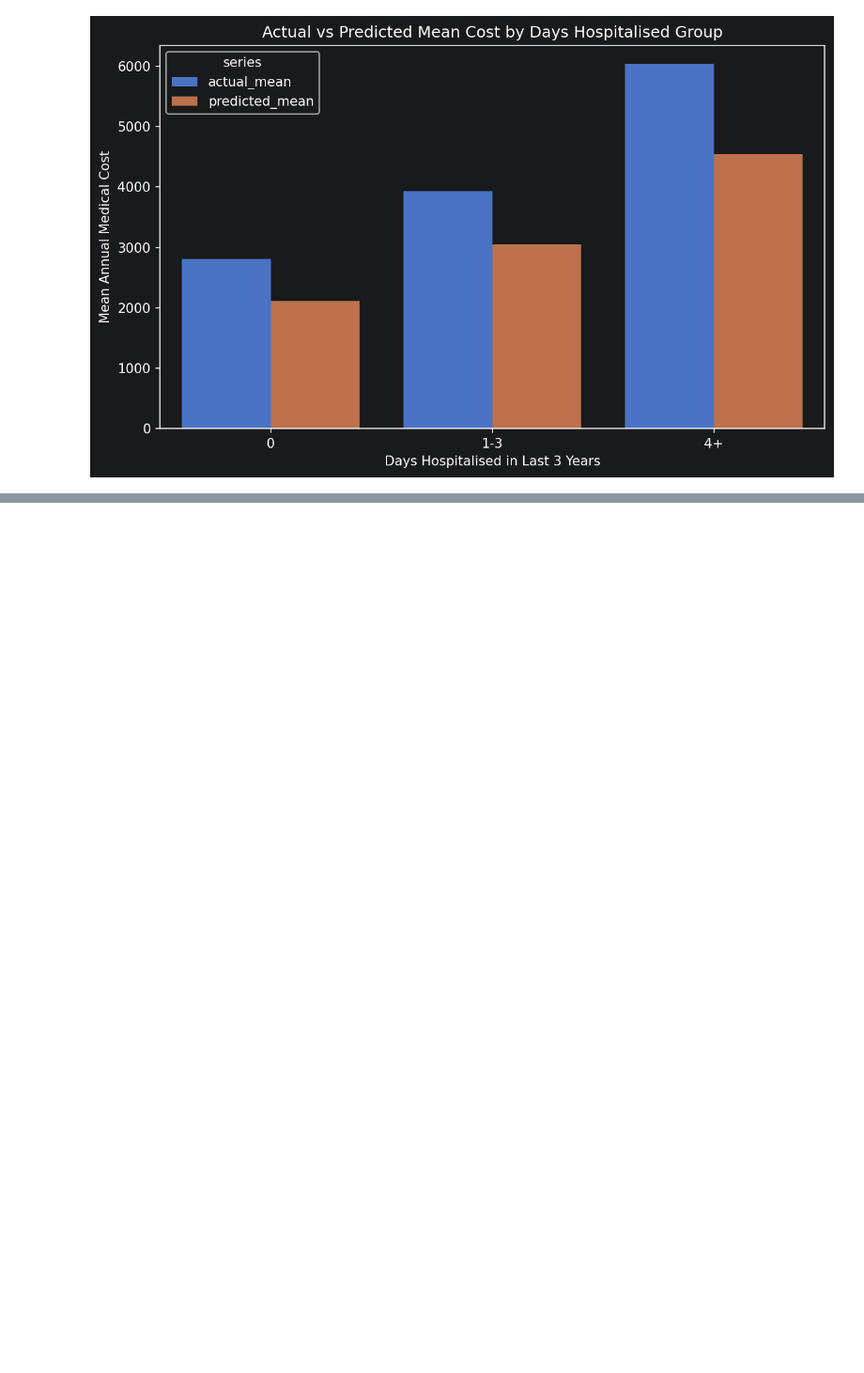
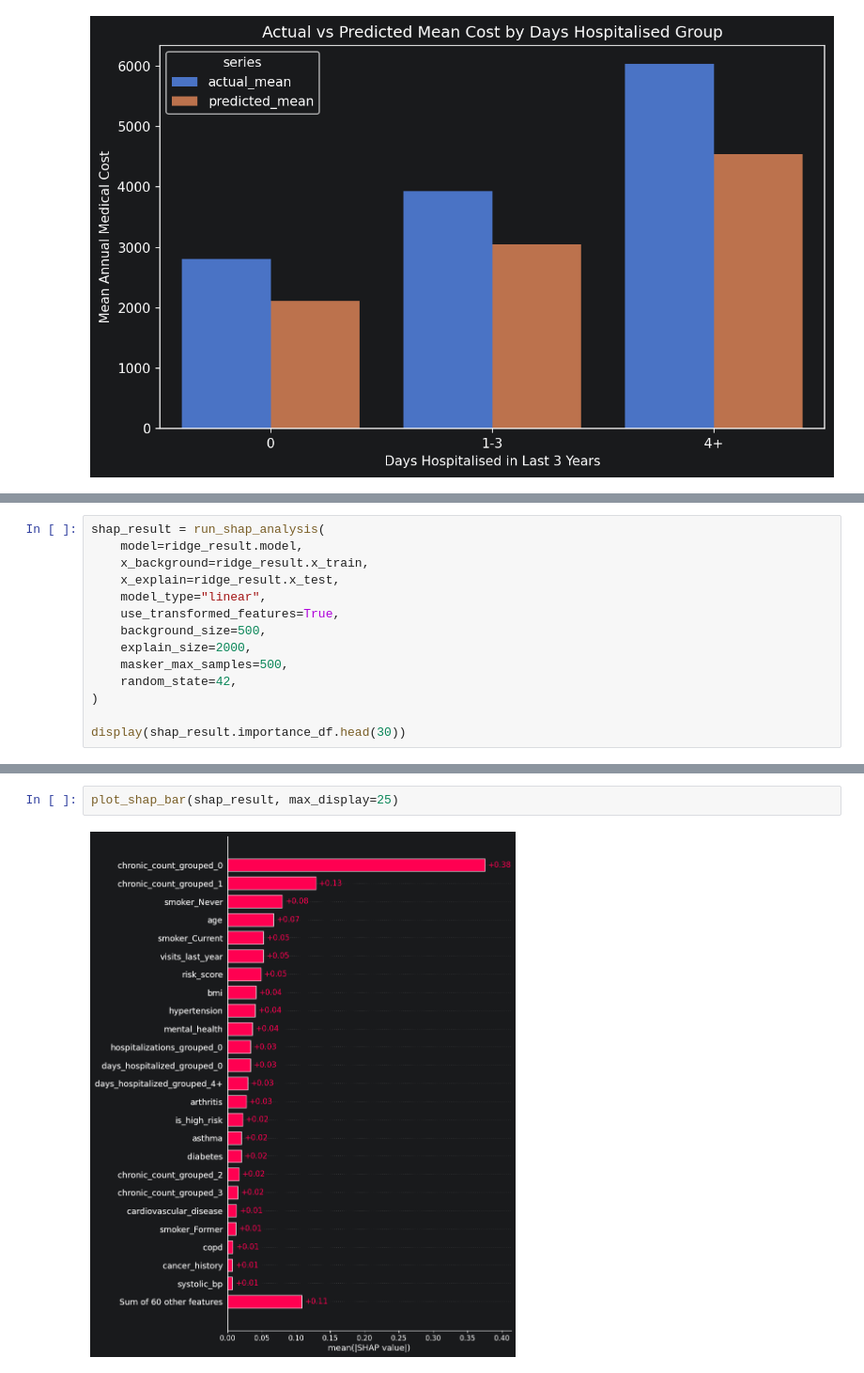
Before and after one commit to maxfawcett01/Medical_Insurance, a Jupyter notebook: Notebooks/03_ridge_regression_model.ipynb, the cells around one changed output, grey strips where cells are left out. Shown at 94% size. Cells and saved outputs as stored; diff of their text form; blank space fills up the shorter version.

Commit message:
SHAP Analysis
Signed-off-by: Max Fawcett <maxfawcett01@gmail.com>

```diff
--- a/Notebooks/03_ridge_regression_model.ipynb
+++ b/Notebooks/03_ridge_regression_model.ipynb
@@ -337,0 +345,14 @@ plt.show()
+# %%
+shap_result = run_shap_analysis(
+    model=ridge_result.model,
+    x_background=ridge_result.x_train,
+    x_explain=ridge_result.x_test,
+    model_type="linear",
+    use_transformed_features=True,
+    background_size=500,
+    explain_size=2000,
+    masker_max_samples=500,
+    random_state=42,
+)
+
+display(shap_result.importance_df.head(30))
@@ -337,0 +377,4 @@ plt.show()
+# %%
+plot_shap_bar(shap_result, max_display=25)
+# %% [output]
+[figure, added]
```
Also changed, not shown: parts of 10 cells of this notebook, 4 other files.
